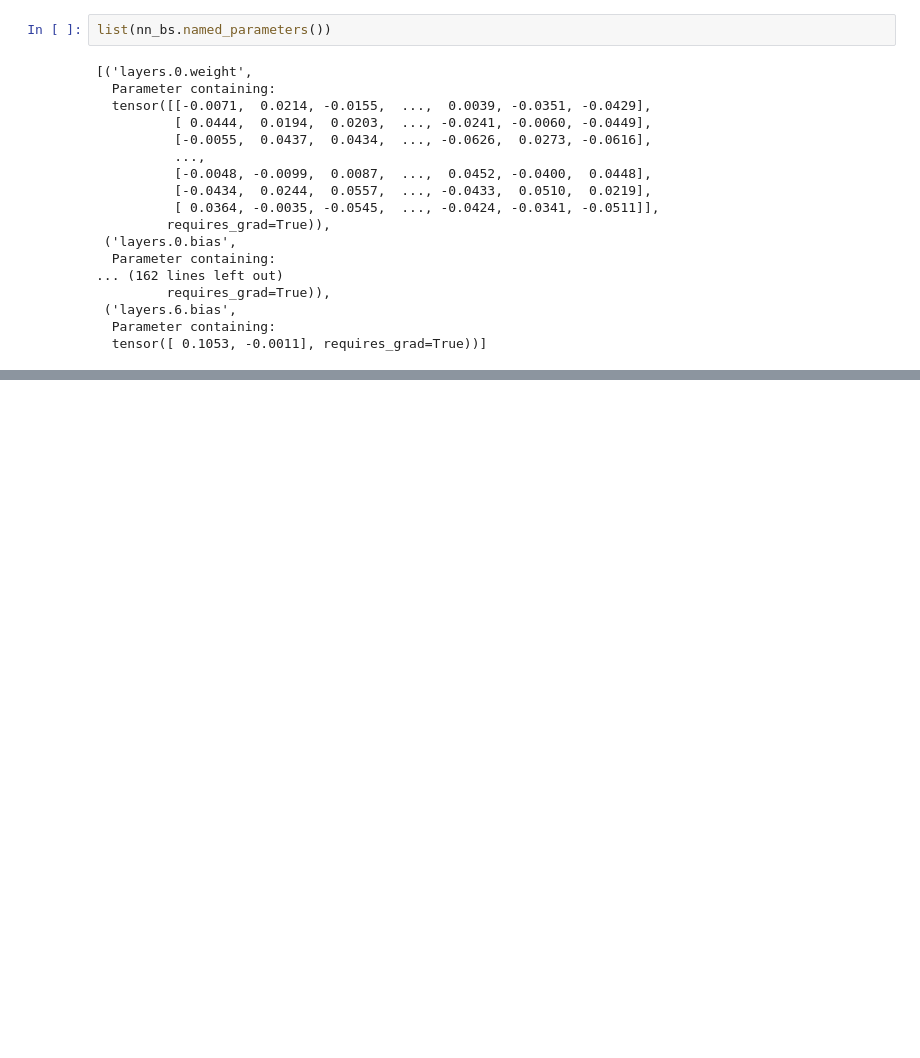
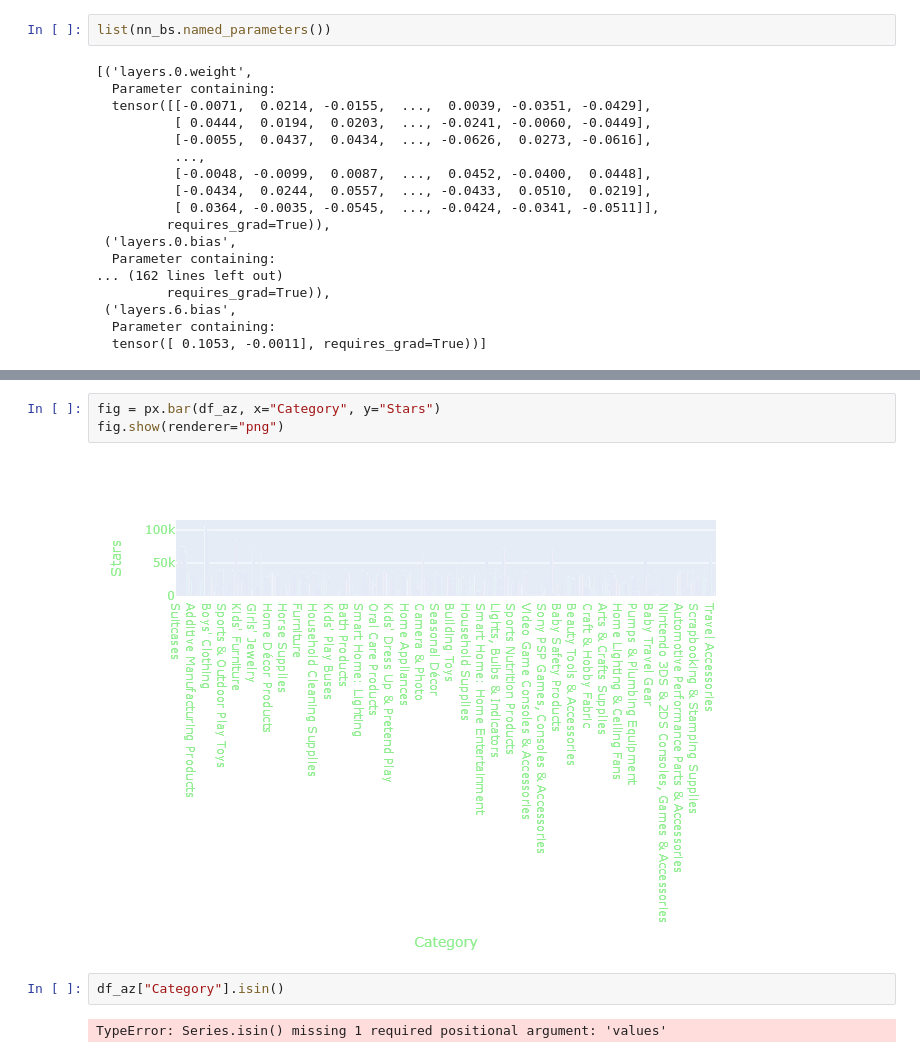
Before and after one commit to CUBoulder-DS/CSCI-5622, a Jupyter notebook: src/NN LM.ipynb, the cells around one changed output, grey strips where cells are left out. Drawn from its saved outputs; the diff is of its cells as text; blank space fills up the shorter version.

```diff
--- a/src/NN LM.ipynb
+++ b/src/NN LM.ipynb
@@ -529,0 +592,9 @@ df_az[df_az["Category"] == "Girls' Clothing"]
+# %%
+fig = px.bar(df_az, x="Category", y="Stars")
+fig.show(renderer="png")
+# %% [output]
+[figure, added]
+# %%
+df_az["Category"].isin()
+# %% [output]
+TypeError: Series.isin() missing 1 required positional argument: 'values'
```
Also changed, not shown: parts of 2 cells of this notebook, 20 other files.
